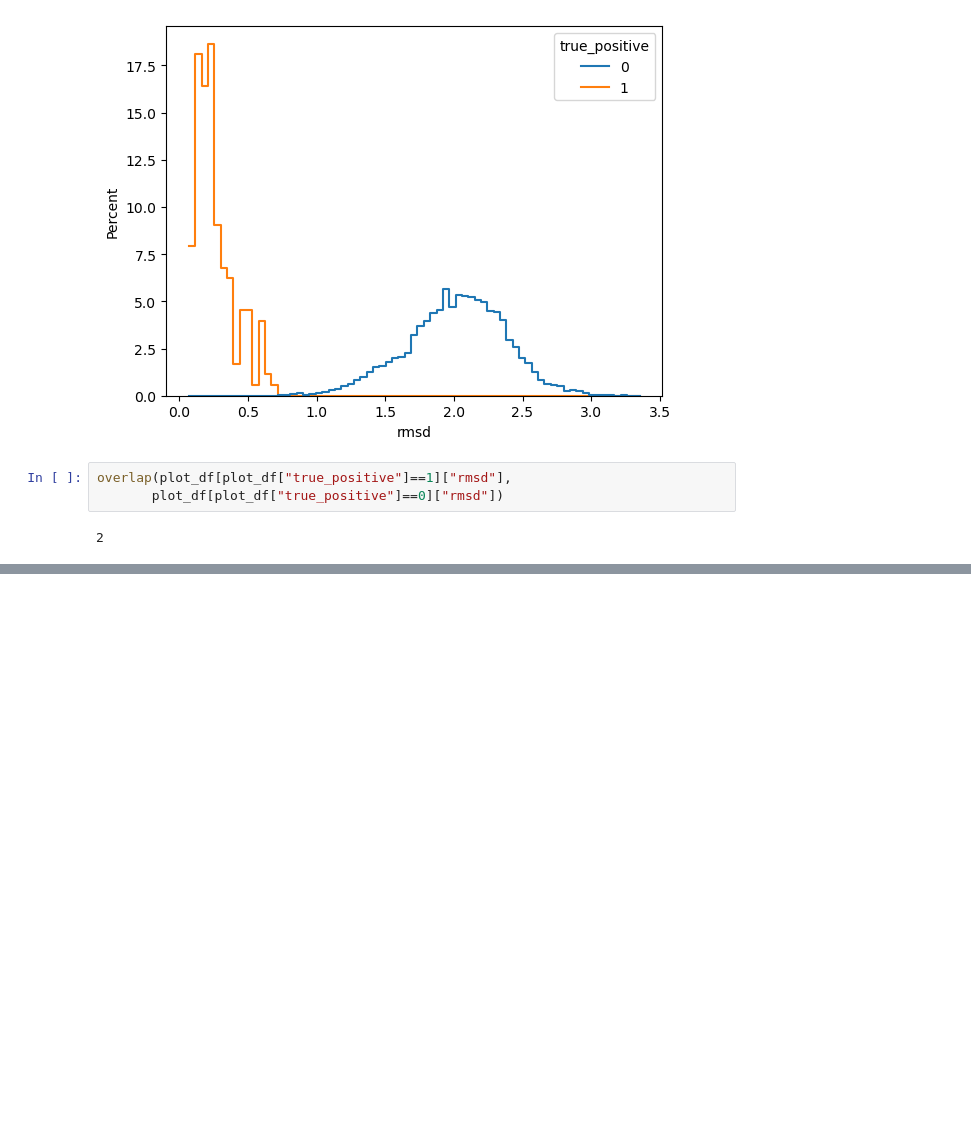
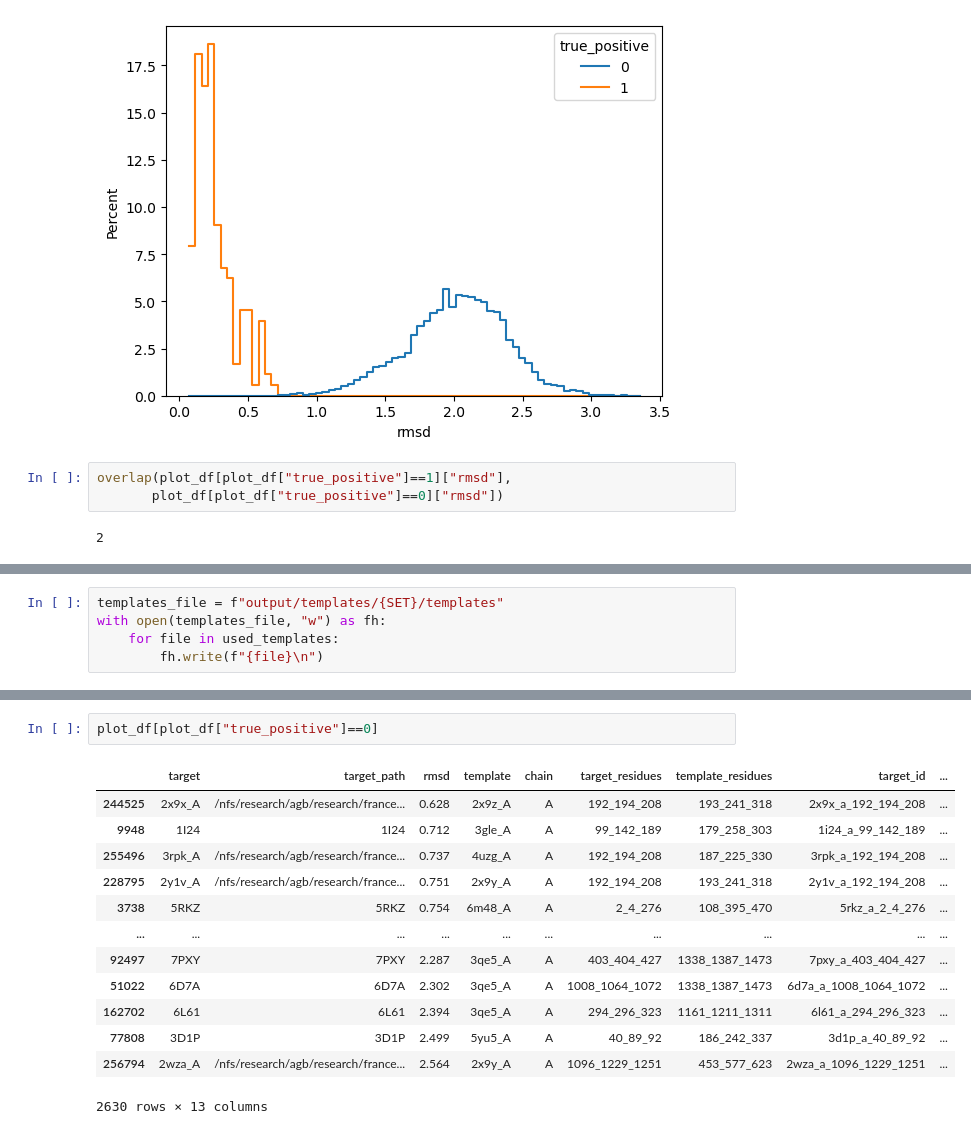
Before and after one commit to FranceCosta/Isopeptor_development, a Jupyter notebook: analysis/20241126_testTemplates_v1/20241126_test_templates.ipynb, the cells around one changed output, grey strips where cells are left out. Drawn from its saved outputs; the diff is of its cells as text; blank space fills up the shorter version.

```diff
--- a/analysis/20241126_testTemplates_v1/20241126_test_templates.ipynb
+++ b/analysis/20241126_testTemplates_v1/20241126_test_templates.ipynb
@@ -883,0 +1074,5 @@ overlap(plot_df[plot_df["true_positive"]==1]["rmsd"],
+# %%
+templates_file = f"output/templates/{SET}/templates"
+with open(templates_file, "w") as fh:
+    for file in used_templates:
+        fh.write(f"{file}\n")
@@ -883,0 +1131,16 @@ overlap(plot_df[plot_df["true_positive"]==1]["rmsd"],
+# %%
+plot_df[plot_df["true_positive"]==0]
+# %% [output]
+|  | target | target_path | rmsd | template | chain | target_residues | template_residues | target_id | ... |
+| 244525 | 2x9x_A | /nfs/research/agb/research/france... | 0.628 | 2x9z_A | A | 192_194_208 | 193_241_318 | 2x9x_a_192_194_208 | ... |
+| 9948 | 1I24 | 1I24 | 0.712 | 3gle_A | A | 99_142_189 | 179_258_303 | 1i24_a_99_142_189 | ... |
+| 255496 | 3rpk_A | /nfs/research/agb/research/france... | 0.737 | 4uzg_A | A | 192_194_208 | 187_225_330 | 3rpk_a_192_194_208 | ... |
+| 228795 | 2y1v_A | /nfs/research/agb/research/france... | 0.751 | 2x9y_A | A | 192_194_208 | 193_241_318 | 2y1v_a_192_194_208 | ... |
+| 3738 | 5RKZ | 5RKZ | 0.754 | 6m48_A | A | 2_4_276 | 108_395_470 | 5rkz_a_2_4_276 | ... |
+| ... | ... | ... | ... | ... | ... | ... | ... | ... | ... |
+| 92497 | 7PXY | 7PXY | 2.287 | 3qe5_A | A | 403_404_427 | 1338_1387_1473 | 7pxy_a_403_404_427 | ... |
+| 51022 | 6D7A | 6D7A | 2.302 | 3qe5_A | A | 1008_1064_1072 | 1338_1387_1473 | 6d7a_a_1008_1064_1072 | ... |
+| 162702 | 6L61 | 6L61 | 2.394 | 3qe5_A | A | 294_296_323 | 1161_1211_1311 | 6l61_a_294_296_323 | ... |
+| 77808 | 3D1P | 3D1P | 2.499 | 5yu5_A | A | 40_89_92 | 186_242_337 | 3d1p_a_40_89_92 | ... |
+| 256794 | 2wza_A | /nfs/research/agb/research/france... | 2.564 | 2x9y_A | A | 1096_1229_1251 | 453_577_623 | 2wza_a_1096_1229_1251 | ... |
+2630 rows × 13 columns
```
Also changed, not shown: parts of 10 cells of this notebook, 1 other file.
